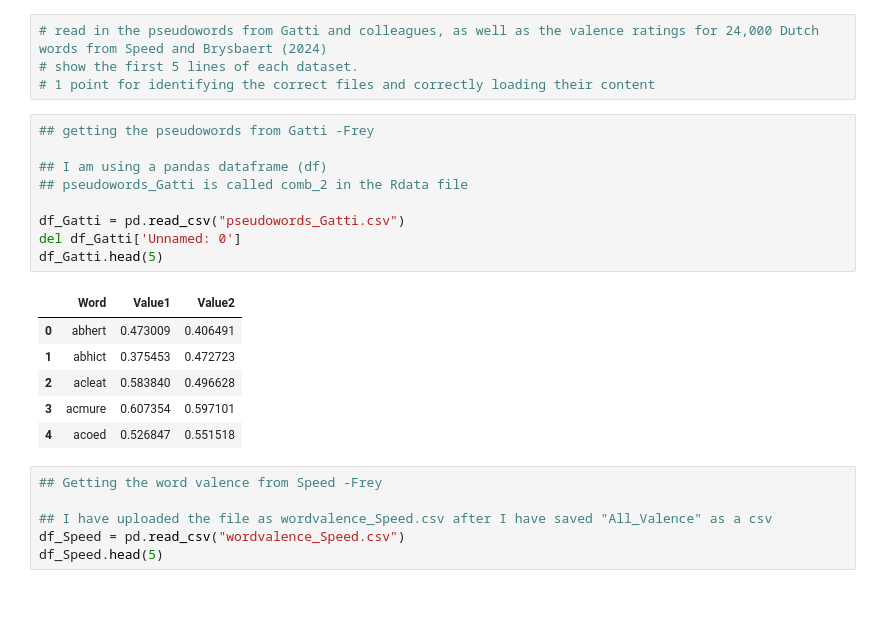
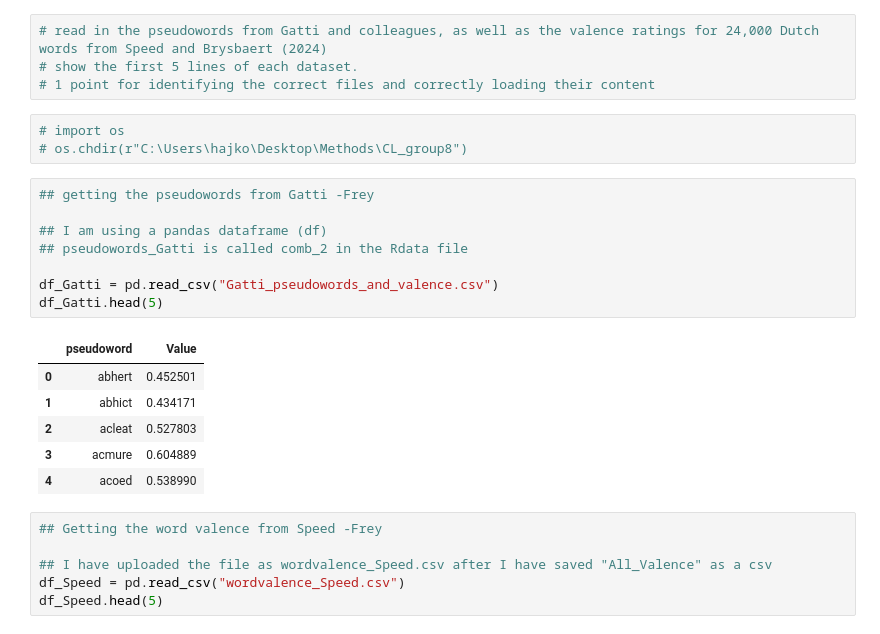
Before and after one commit to blorkazoid/CL_group8, a Jupyter notebook: CL2025_group8_assignment.ipynb, the cells around one changed output. Saved outputs shown, nothing was run; the diff lists cells and outputs as text; blank space fills up the shorter version.

Commit message:
finished task 1, added file with the (hopefully) correct gatti pseudowords file

```diff
--- a/CL2025_group8_assignment.ipynb
+++ b/CL2025_group8_assignment.ipynb
@@ -69,22 +95,24 @@ Each code block indicates how many points are available and how they are attribu
 # read in the pseudowords from Gatti and colleagues, as well as the valence ratings for 24,000 Dutch words from Speed and Brysbaert (2024)
 # show the first 5 lines of each dataset.
 # 1 point for identifying the correct files and correctly loading their content
+# %%
+# import os
+# os.chdir(r"C:\Users\hajko\Desktop\Methods\CL_group8")
 # %%
 ## getting the pseudowords from Gatti -Frey
 
 ## I am using a pandas dataframe (df)
 ## pseudowords_Gatti is called comb_2 in the Rdata file
 
-df_Gatti = pd.read_csv("pseudowords_Gatti.csv")
-del df_Gatti['Unnamed: 0']
+df_Gatti = pd.read_csv("Gatti_pseudowords_and_valence.csv")
 df_Gatti.head(5)
 # %% [output]
-|  | Word | Value1 | Value2 |
-| 0 | abhert | 0.473009 | 0.406491 |
-| 1 | abhict | 0.375453 | 0.472723 |
-| 2 | acleat | 0.583840 | 0.496628 |
-| 3 | acmure | 0.607354 | 0.597101 |
-| 4 | acoed | 0.526847 | 0.551518 |
+|  | pseudoword | Value |
+| 0 | abhert | 0.452501 |
+| 1 | abhict | 0.434171 |
+| 2 | acleat | 0.527803 |
+| 3 | acmure | 0.604889 |
+| 4 | acoed | 0.538990 |
 # %%
 ## Getting the word valence from Speed -Frey
 
```
Also changed, not shown: parts of 15 cells of this notebook, 1 other file.
